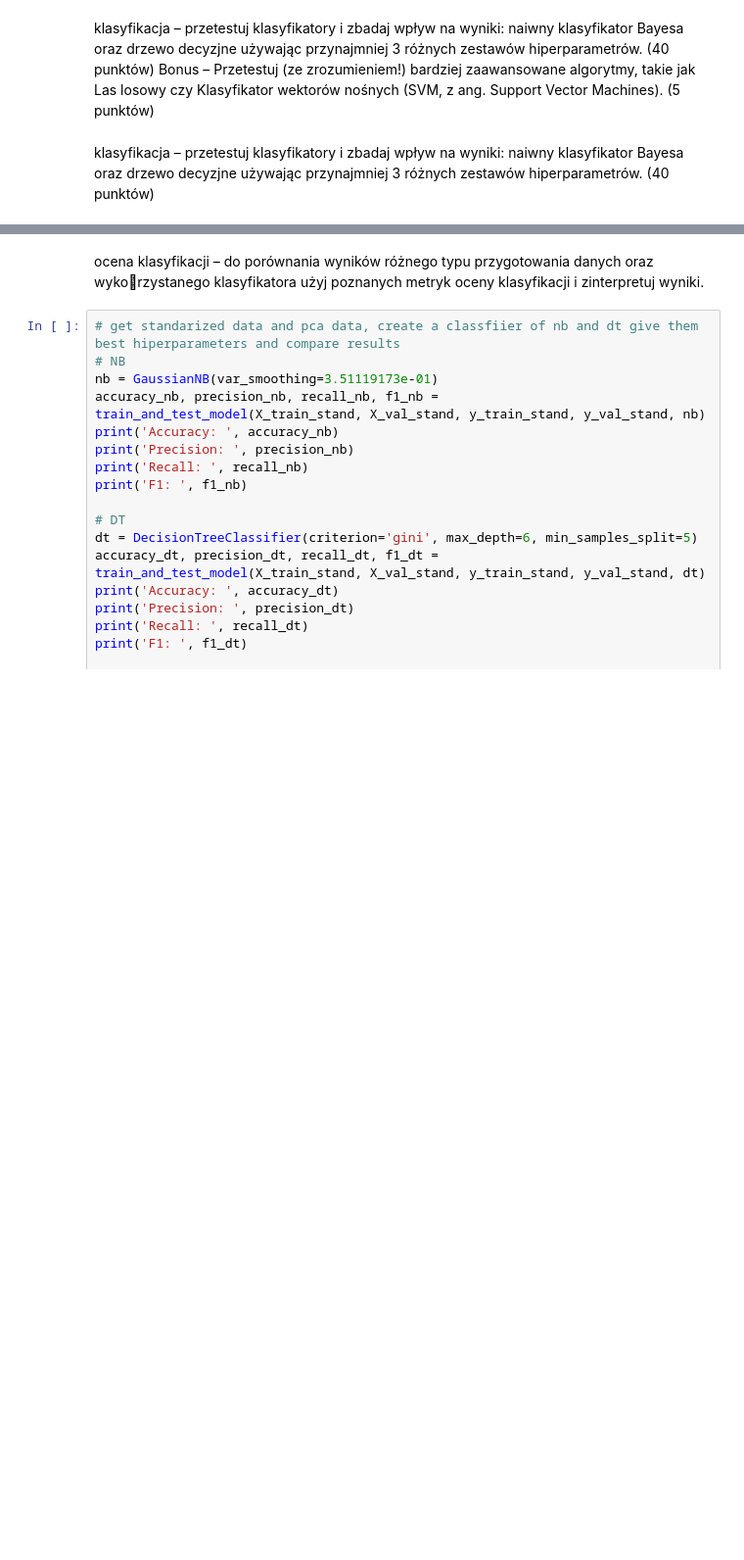
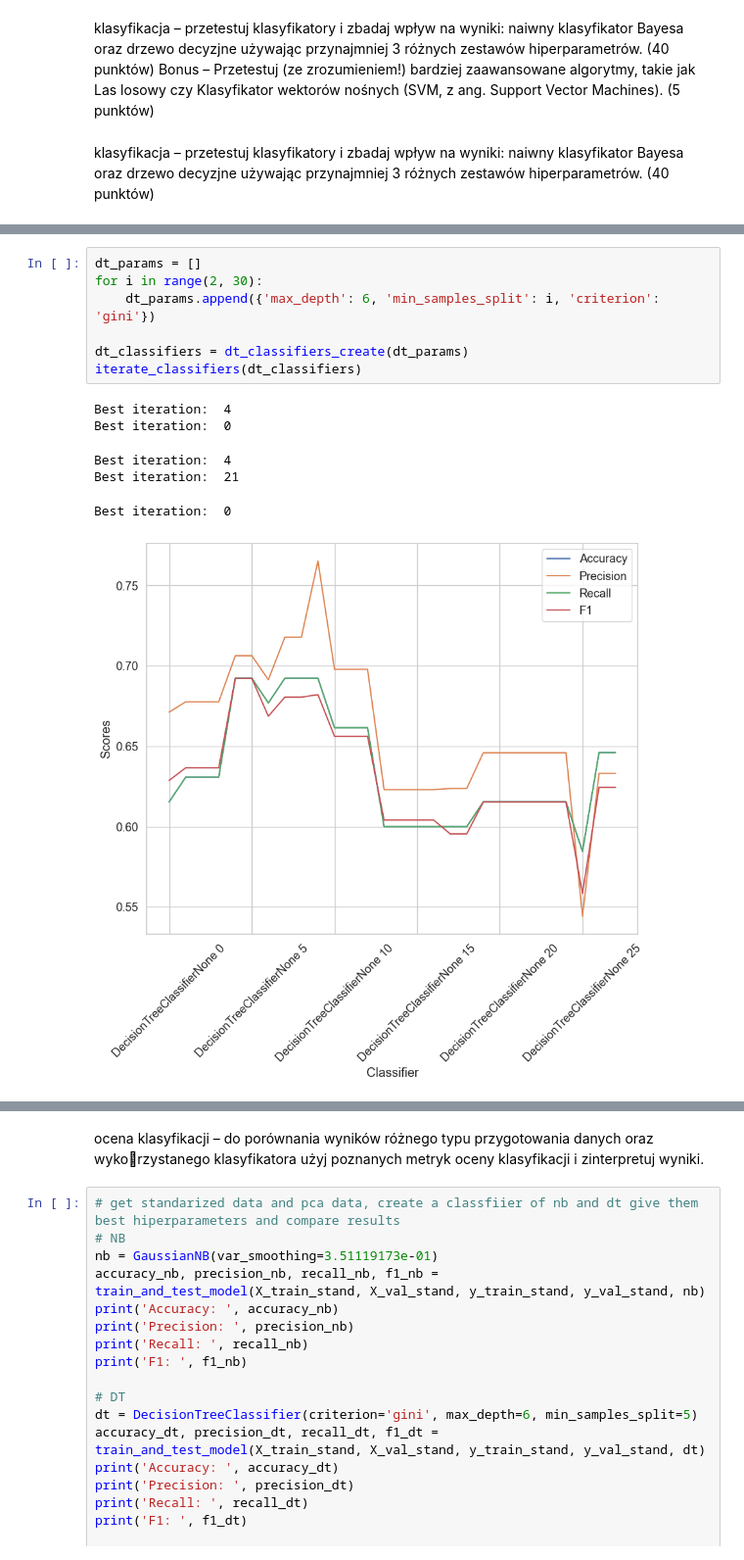
Before and after one commit to Filipstrozik/SztucznaInteligencja, a Jupyter notebook: Z4/z4.ipynb, the cells around one changed output, grey strips where cells are left out. Shown at 98% size. Drawn from its saved outputs; the diff is of its cells as text; blank space fills up the shorter version.

```diff
--- a/Z4/z4.ipynb
+++ b/Z4/z4.ipynb
@@ -605,0 +487,14 @@ Best iteration:  1
+# %%
+dt_params = []
+for i in range(2, 30):
+    dt_params.append({'max_depth': 6, 'min_samples_split': i, 'criterion': 'gini'})
+
+dt_classifiers = dt_classifiers_create(dt_params)
+iterate_classifiers(dt_classifiers)
+# %% [output]
+Best iteration:  4
+Best iteration:  0
+Best iteration:  4
+Best iteration:  21
+Best iteration:  0
+[figure, added]
```
Also changed, not shown: parts of 45 cells of this notebook.
